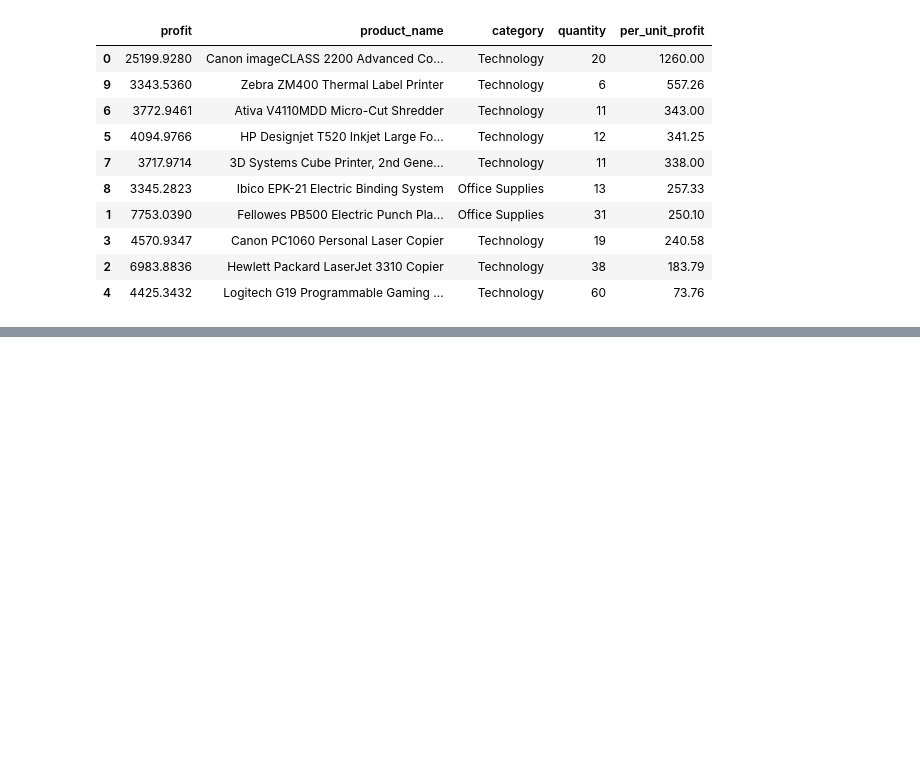
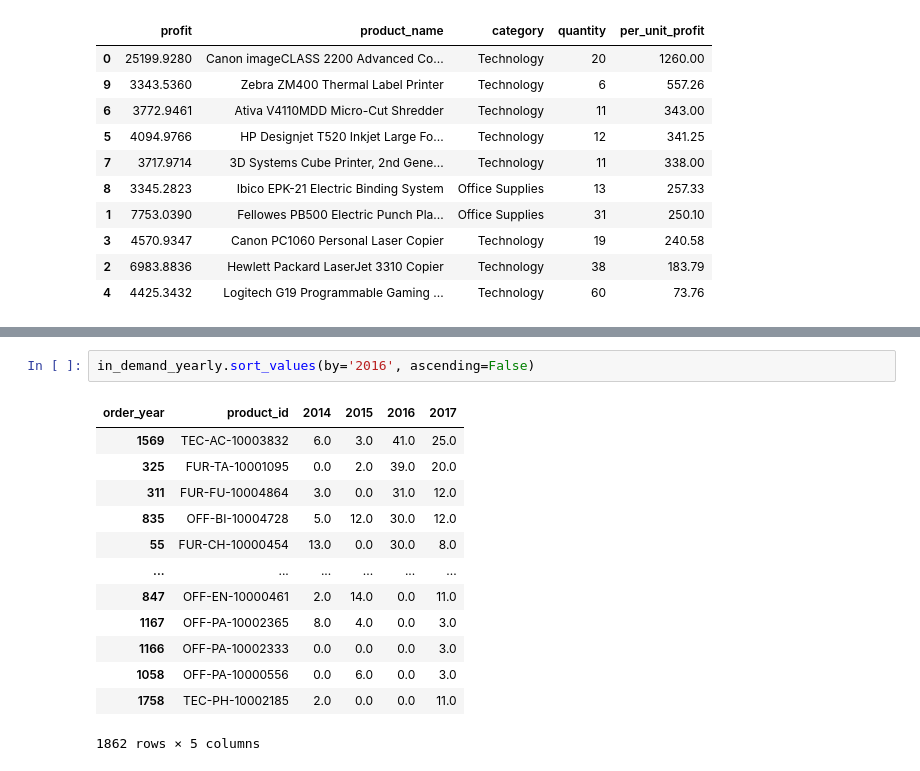
Before and after one commit to Dilcia19/superstore, a Jupyter notebook: notebooks/analysis_in_py.ipynb, the cells around one changed output, grey strips where cells are left out. Saved outputs shown, nothing was run; the diff lists cells and outputs as text; blank space fills up the shorter version.

```diff
--- a/notebooks/analysis_in_py.ipynb
+++ b/notebooks/analysis_in_py.ipynb
@@ -233,0 +256,16 @@ top_10_sub_category_profit2.sort_values(by='per_unit_profit', ascending=False)
+# %%
+in_demand_yearly.sort_values(by='2016', ascending=False)
+# %% [output]
+| order_year | product_id | 2014 | 2015 | 2016 | 2017 |
+| 1569 | TEC-AC-10003832 | 6.0 | 3.0 | 41.0 | 25.0 |
+| 325 | FUR-TA-10001095 | 0.0 | 2.0 | 39.0 | 20.0 |
+| 311 | FUR-FU-10004864 | 3.0 | 0.0 | 31.0 | 12.0 |
+| 835 | OFF-BI-10004728 | 5.0 | 12.0 | 30.0 | 12.0 |
+| 55 | FUR-CH-10000454 | 13.0 | 0.0 | 30.0 | 8.0 |
+| ... | ... | ... | ... | ... | ... |
+| 847 | OFF-EN-10000461 | 2.0 | 14.0 | 0.0 | 11.0 |
+| 1167 | OFF-PA-10002365 | 8.0 | 4.0 | 0.0 | 3.0 |
+| 1166 | OFF-PA-10002333 | 0.0 | 0.0 | 0.0 | 3.0 |
+| 1058 | OFF-PA-10000556 | 0.0 | 6.0 | 0.0 | 3.0 |
+| 1758 | TEC-PH-10002185 | 2.0 | 0.0 | 0.0 | 11.0 |
+1862 rows × 5 columns
```
Also changed, not shown: parts of 1 cell of this notebook.
